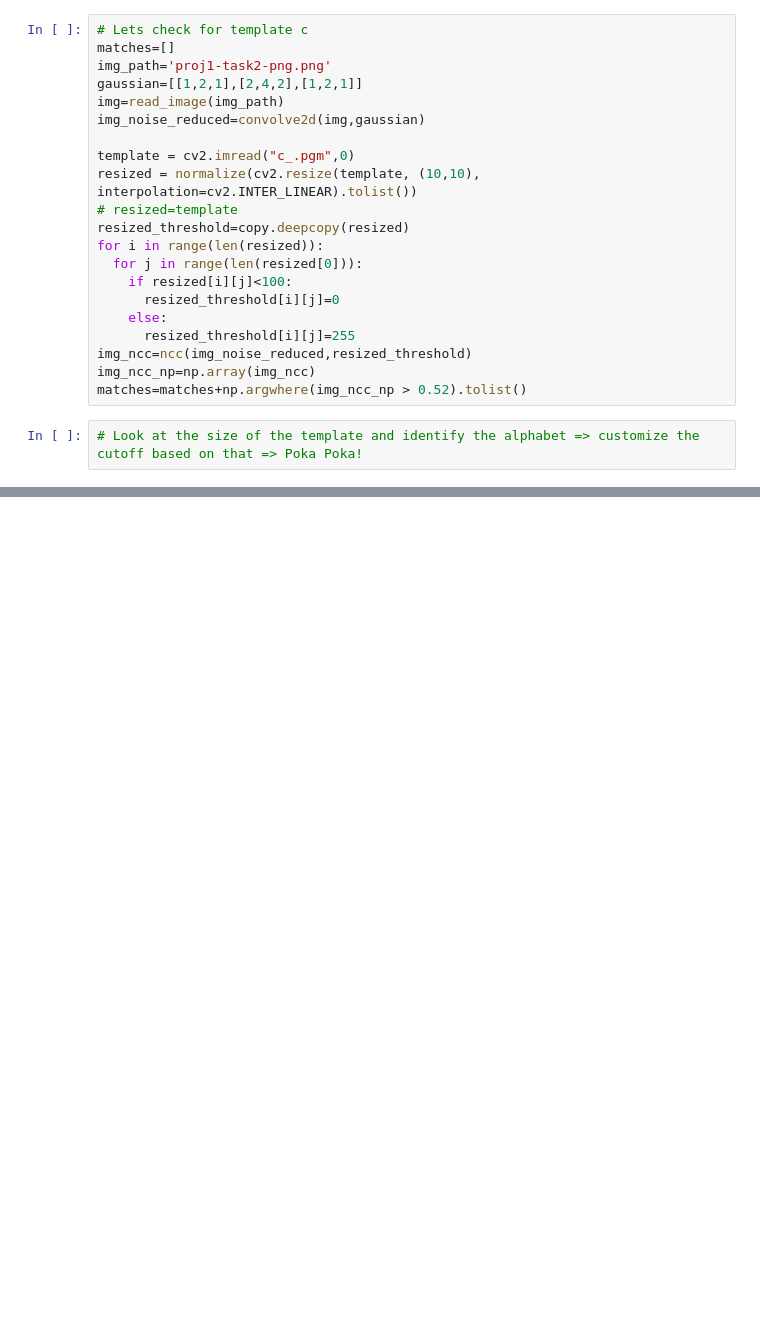
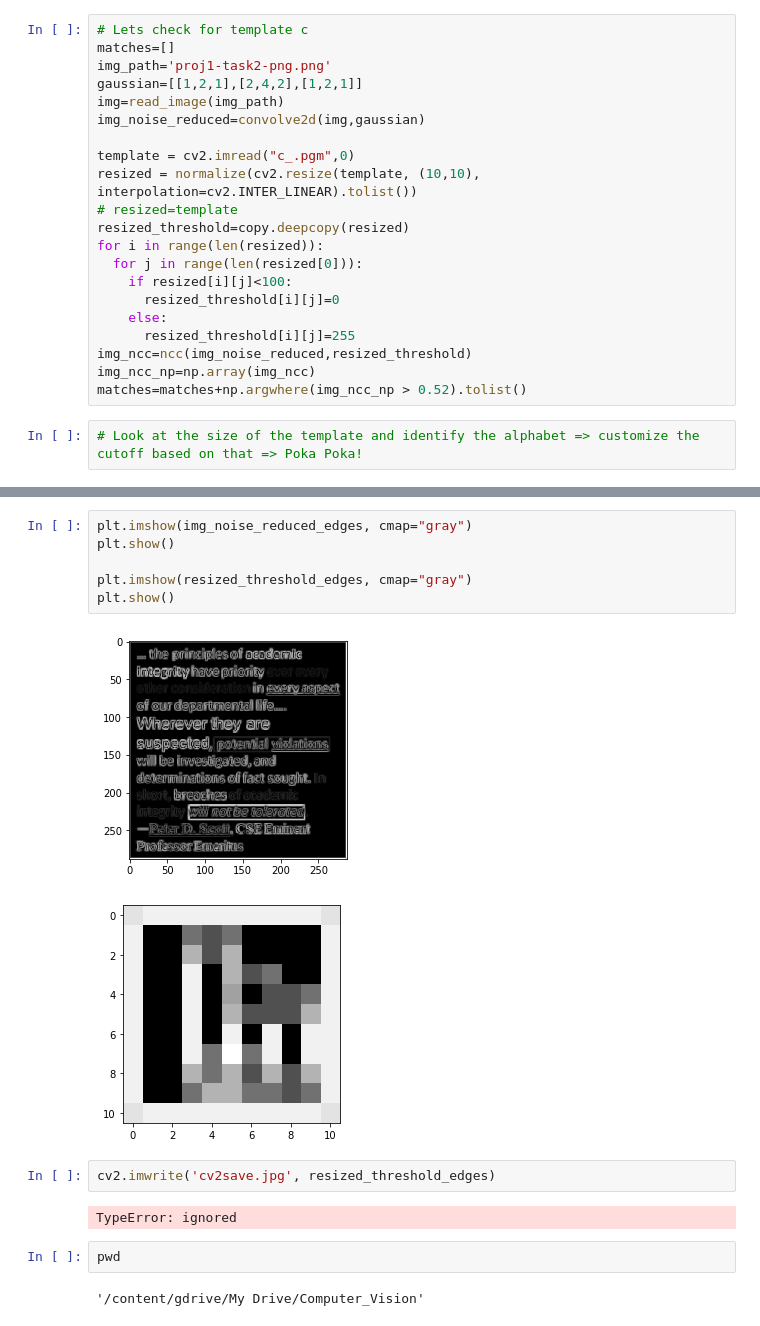
Before and after one commit to vimalkumarasamy/computer_vision, a Jupyter notebook: CV_Task2_OCR_fair_draft.ipynb, the cells around one changed output, grey strips where cells are left out. Saved outputs shown, nothing was run; the diff lists cells and outputs as text; blank space fills up the shorter version.

```diff
--- a/CV_Task2_OCR_fair_draft.ipynb
+++ b/CV_Task2_OCR_fair_draft.ipynb
@@ -119,0 +166,17 @@ matches=matches+np.argwhere(img_ncc_np > 0.52).tolist()
+# %%
+plt.imshow(img_noise_reduced_edges, cmap="gray")
+plt.show()
+
+plt.imshow(resized_threshold_edges, cmap="gray")
+plt.show()
+# %% [output]
+[figure, added]
+[figure, added]
+# %%
+cv2.imwrite('cv2save.jpg', resized_threshold_edges)
+# %% [output]
+TypeError: ignored
+# %%
+pwd
+# %% [output]
+'/content/gdrive/My Drive/Computer_Vision'
```
Also changed, not shown: parts of 5 cells of this notebook.
